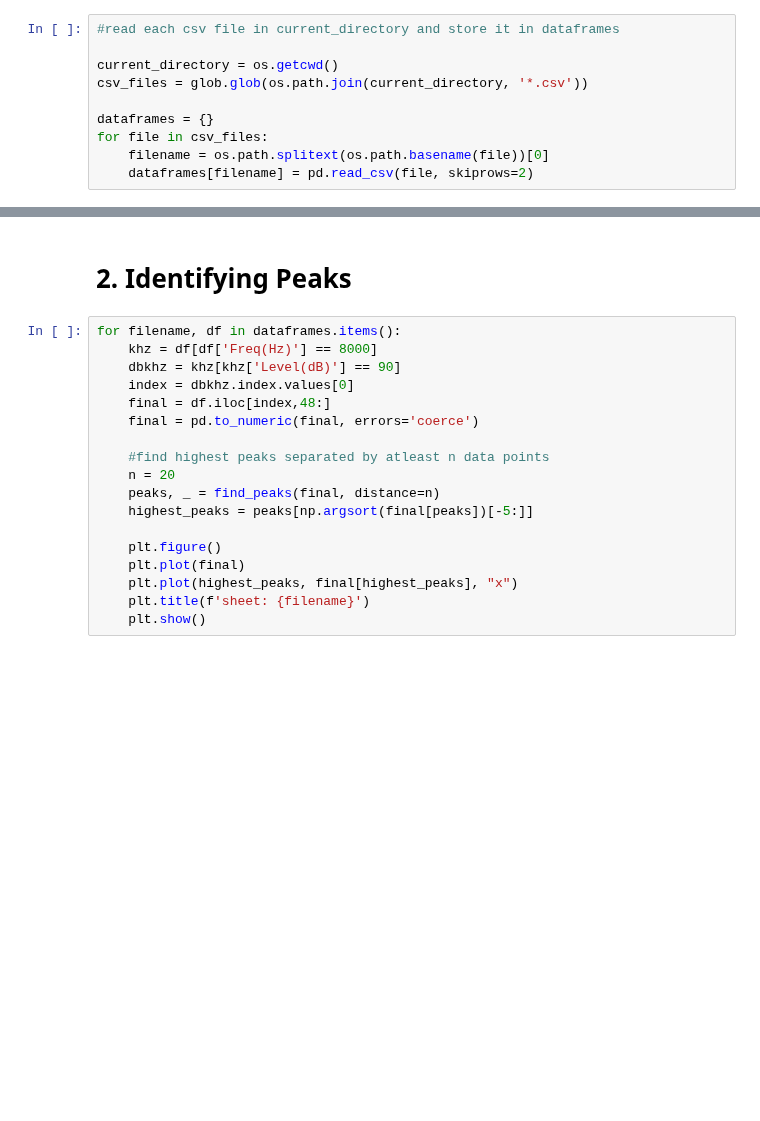
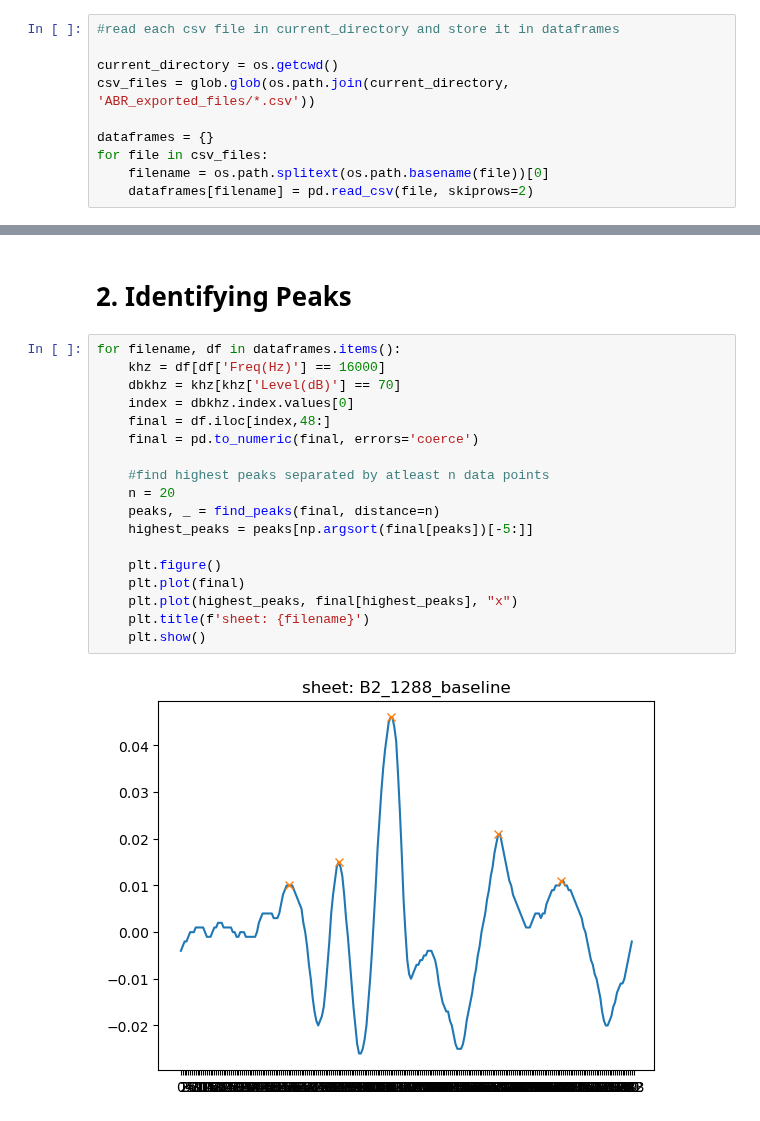
Before and after one commit to ucsdmanorlab/abranalysis, a Jupyter notebook: plotting_waves.ipynb, the cells around one changed output, grey strips where cells are left out. Saved outputs shown, nothing was run; the diff lists cells and outputs as text; blank space fills up the shorter version.

```diff
--- a/plotting_waves.ipynb
+++ b/plotting_waves.ipynb
@@ -11,7 +11,7 @@ from scipy.signal import find_peaks
 #read each csv file in current_directory and store it in dataframes
 
 current_directory = os.getcwd()
-csv_files = glob.glob(os.path.join(current_directory, '*.csv'))
+csv_files = glob.glob(os.path.join(current_directory, 'ABR_exported_files/*.csv'))
 
 dataframes = {}
 for file in csv_files:
@@ -33,19 +44,21 @@ for filename, df in dataframes.items():
 # 2. Identifying Peaks
 # %%
 for filename, df in dataframes.items():
-    khz = df[df['Freq(Hz)'] == 8000]
-    dbkhz = khz[khz['Level(dB)'] == 90]
+    khz = df[df['Freq(Hz)'] == 16000]
+    dbkhz = khz[khz['Level(dB)'] == 70]
     index = dbkhz.index.values[0]
     final = df.iloc[index,48:]
     final = pd.to_numeric(final, errors='coerce')
 
     #find highest peaks separated by atleast n data points
     n = 20
     peaks, _ = find_peaks(final, distance=n)
     highest_peaks = peaks[np.argsort(final[peaks])[-5:]]
 
     plt.figure()
     plt.plot(final)
     plt.plot(highest_peaks, final[highest_peaks], "x")
     plt.title(f'sheet: {filename}')
     plt.show()
+# %% [output]
+[figure, added]
```
Also changed, not shown: parts of 4 cells of this notebook.
